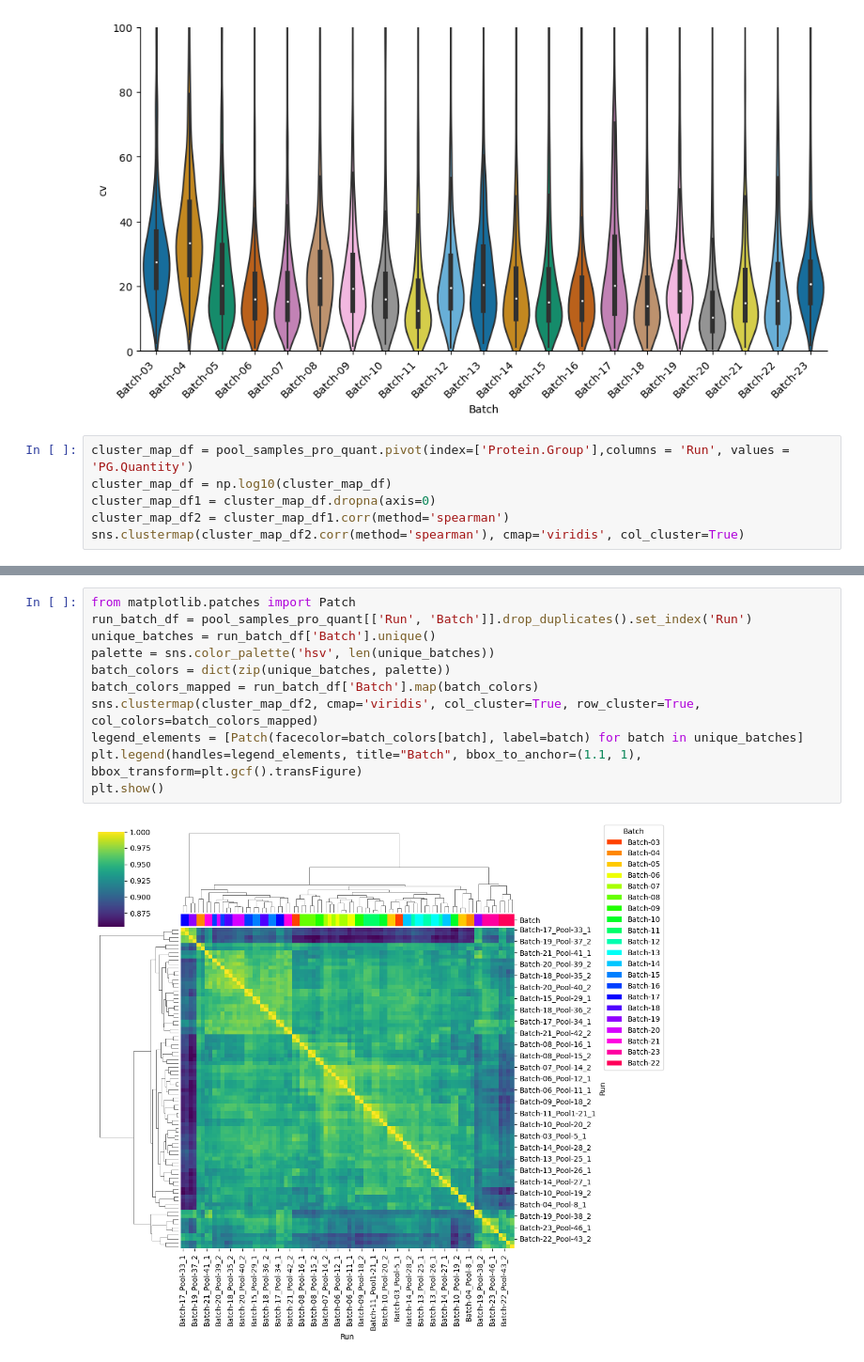
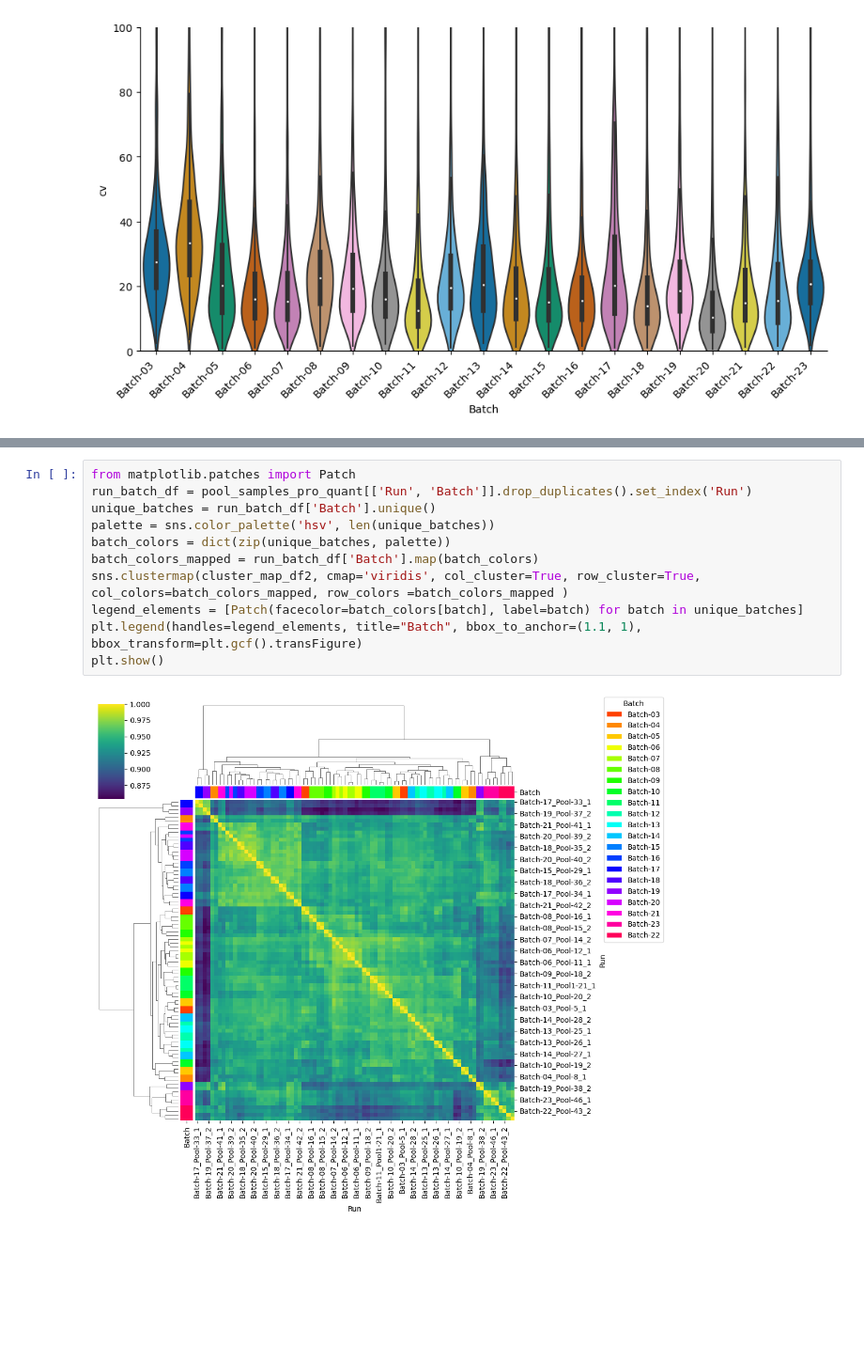
Before and after one commit to kevdai32/Proteomics, a Jupyter notebook: Dia.ipynb, the cells around one changed output, grey strips where cells are left out. Shown at 94% size. Saved outputs shown, nothing was run; the diff lists cells and outputs as text; blank space fills up the shorter version.

Commit message:
fixed corr plot and deleted redundant plot

```diff
--- a/Dia.ipynb
+++ b/Dia.ipynb
@@ -118,9 +118,3 @@ plt.ylim(0,100)
 plt.show()
 # %% [output]
 [figure]
-# %%
-cluster_map_df = pool_samples_pro_quant.pivot(index=['Protein.Group'],columns = 'Run', values = 'PG.Quantity')
-cluster_map_df = np.log10(cluster_map_df)
-cluster_map_df1 = cluster_map_df.dropna(axis=0)
-cluster_map_df2 = cluster_map_df1.corr(method='spearman')
-sns.clustermap(cluster_map_df2.corr(method='spearman'), cmap='viridis', col_cluster=True)
@@ -130,13 +121,13 @@ sns.clustermap(cluster_map_df2.corr(method='spearman'), cmap='viridis', col_clus
 # %%
 from matplotlib.patches import Patch
 run_batch_df = pool_samples_pro_quant[['Run', 'Batch']].drop_duplicates().set_index('Run')
 unique_batches = run_batch_df['Batch'].unique()
 palette = sns.color_palette('hsv', len(unique_batches))
 batch_colors = dict(zip(unique_batches, palette))
 batch_colors_mapped = run_batch_df['Batch'].map(batch_colors)
-sns.clustermap(cluster_map_df2, cmap='viridis', col_cluster=True, row_cluster=True, col_colors=batch_colors_mapped)
+sns.clustermap(cluster_map_df2, cmap='viridis', col_cluster=True, row_cluster=True, col_colors=batch_colors_mapped, row_colors =batch_colors_mapped )
 legend_elements = [Patch(facecolor=batch_colors[batch], label=batch) for batch in unique_batches]
 plt.legend(handles=legend_elements, title="Batch", bbox_to_anchor=(1.1, 1), bbox_transform=plt.gcf().transFigure)
 plt.show()
 # %% [output]
-[figure, old version]
+[figure, new version]
```
Also changed, not shown: parts of 1 cell of this notebook.
